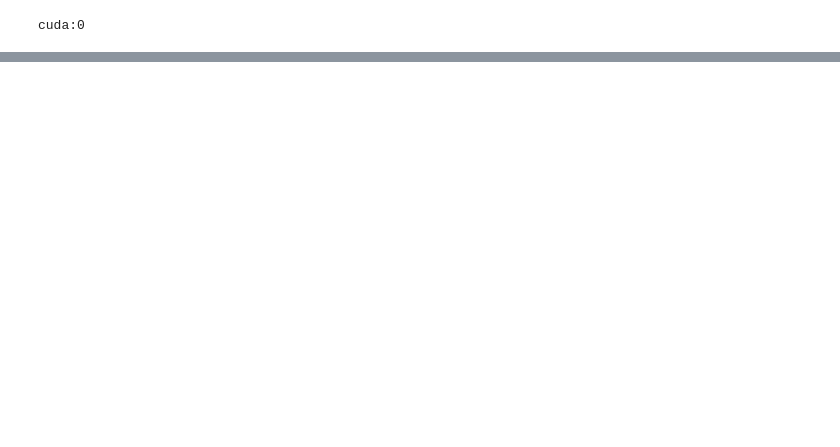
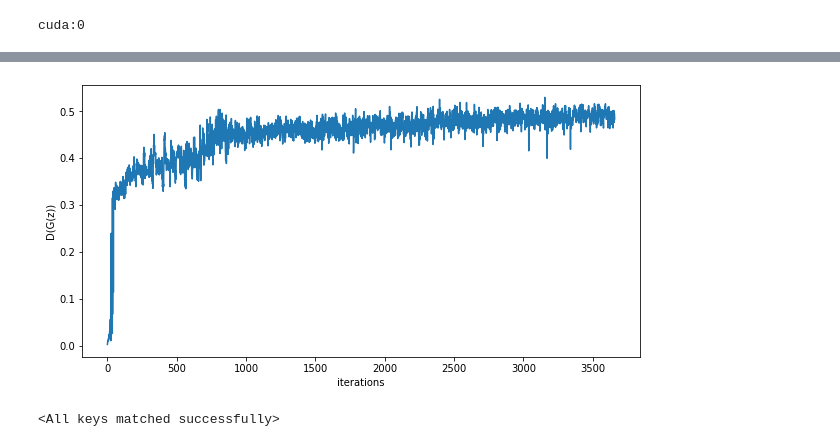
Before and after one commit to HarreyJia/CapsuleGAN, a Jupyter notebook: model.ipynb, the cells around one changed output, grey strips where cells are left out. Drawn from its saved outputs; the diff is of its cells as text; code cells hidden in the pictures; blank space fills up the shorter version.

```diff
--- a/model.ipynb
+++ b/model.ipynb
@@ -419,0 +381,14 @@ KeyboardInterrupt:
+# %%
+plt.figure(figsize=(10,5))
+plt.plot(pred_G)
+plt.xlabel("iterations")
+plt.ylabel("D(G(z))")
+plt.savefig(OUTPUT_PATH + "prob.png")
+plt.show()
+# %% [output]
+[figure, added]
+# %%
+netG = Generator(ngpu).to(device)
+netG.load_state_dict(torch.load(OUTPUT_PATH + 'G_params.pkl'))
+# %% [output]
+<All keys matched successfully>
```
Also changed, not shown: parts of 9 cells of this notebook, 4 other files.
